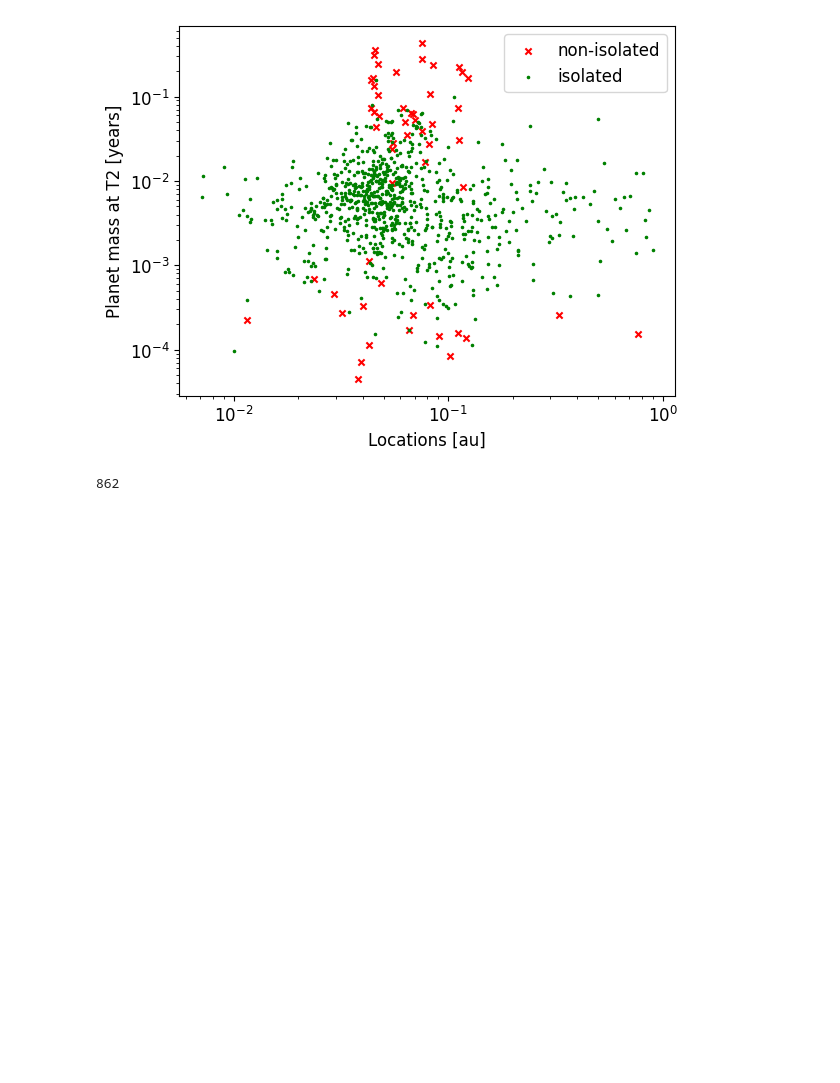
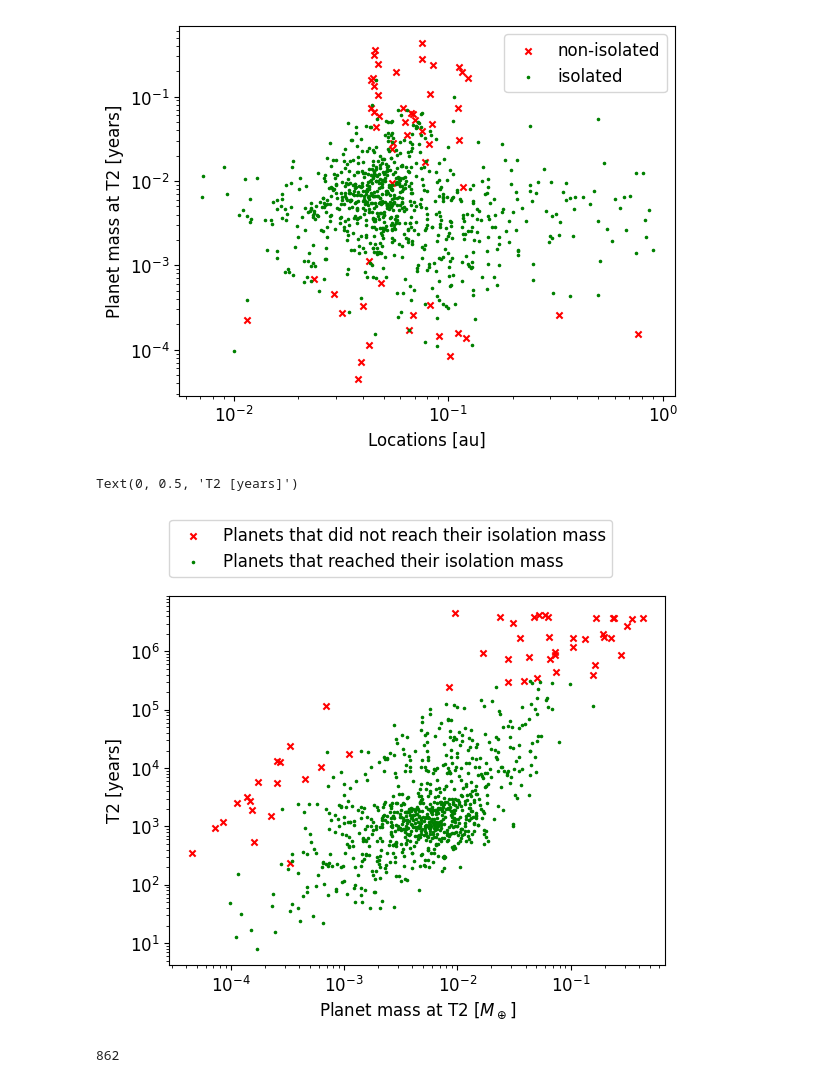
Before and after one commit to JayashreeNarayan/Summer-2023---Pebble-Predictor-Analyses, a Jupyter notebook: Main.ipynb, the cells around one changed output. Cells and saved outputs as stored; diff of their text form; code cells hidden in the pictures; blank space fills up the shorter version.

Commit message:
changes Main.ipynb to include latest graphs

```diff
--- a/Main.ipynb
+++ b/Main.ipynb
@@ -668,6 +668,17 @@ plt.ylabel("Planet mass at T2 [years]")
 [0.0, 0.1111111111111111, 0.2222222222222222, 0.3333333333333333, 0.4444444444444444, 0.5555555555555556, 0.6666666666666666, 0.7777777777777777, 0.8888888888888888, 1.0]
 Text(0, 0.5, 'Planet mass at T2 [years]')
 [figure]
+# %%
+plt.scatter(non_isolated_masses, non_isolated_times, s=20, color='r', marker='x', label='Planets that did not reach their isolation mass')
+plt.scatter(isolated_masses, isolated_times, s=10, color='green', marker='.', label='Planets that reached their isolation mass')
+plt.legend(loc=(0,1.05))
+plt.yscale("log")
+plt.xscale("log")
+plt.xlabel(r"Planet mass at T2 [$M_\oplus$]")
+plt.ylabel("T2 [years]")
+# %% [output]
+Text(0, 0.5, 'T2 [years]')
+[figure, added]
 # %%
 T_2 = np.load("NPYs/T_2.npy")
 locations3 = np.load("NPYs/location_full.npy")
```
